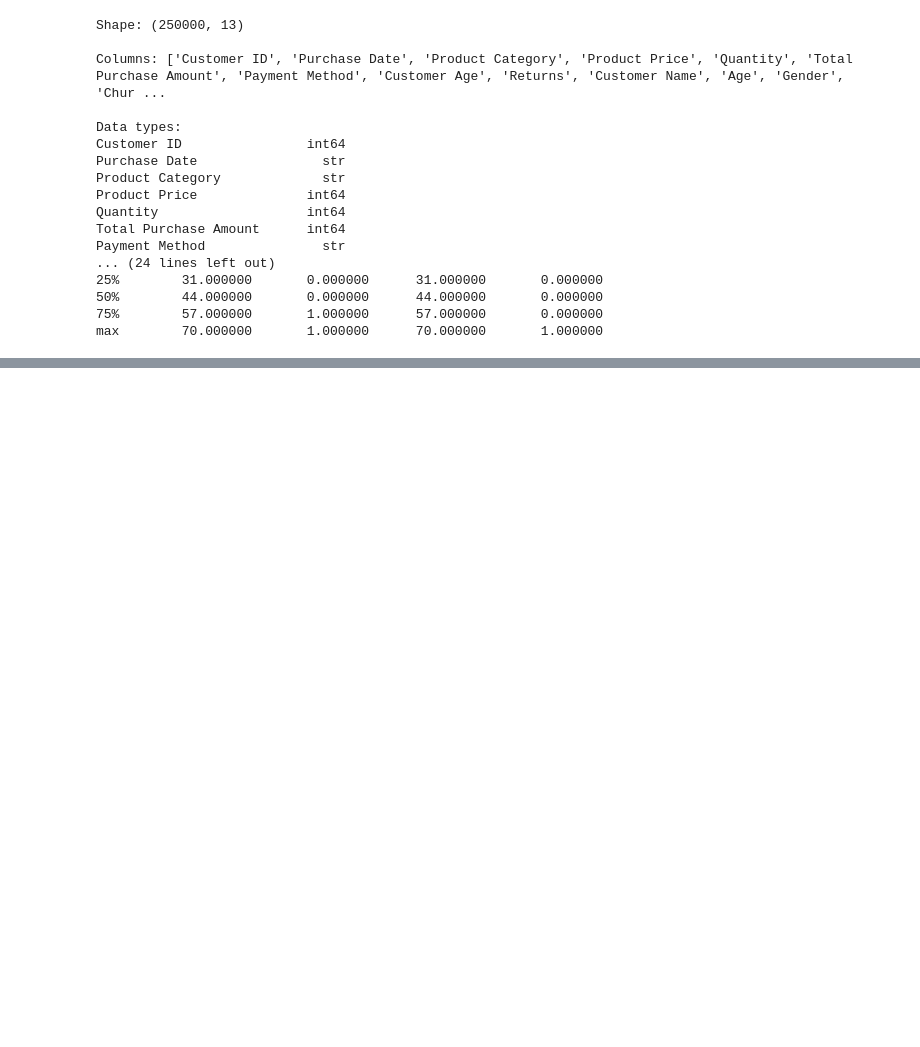
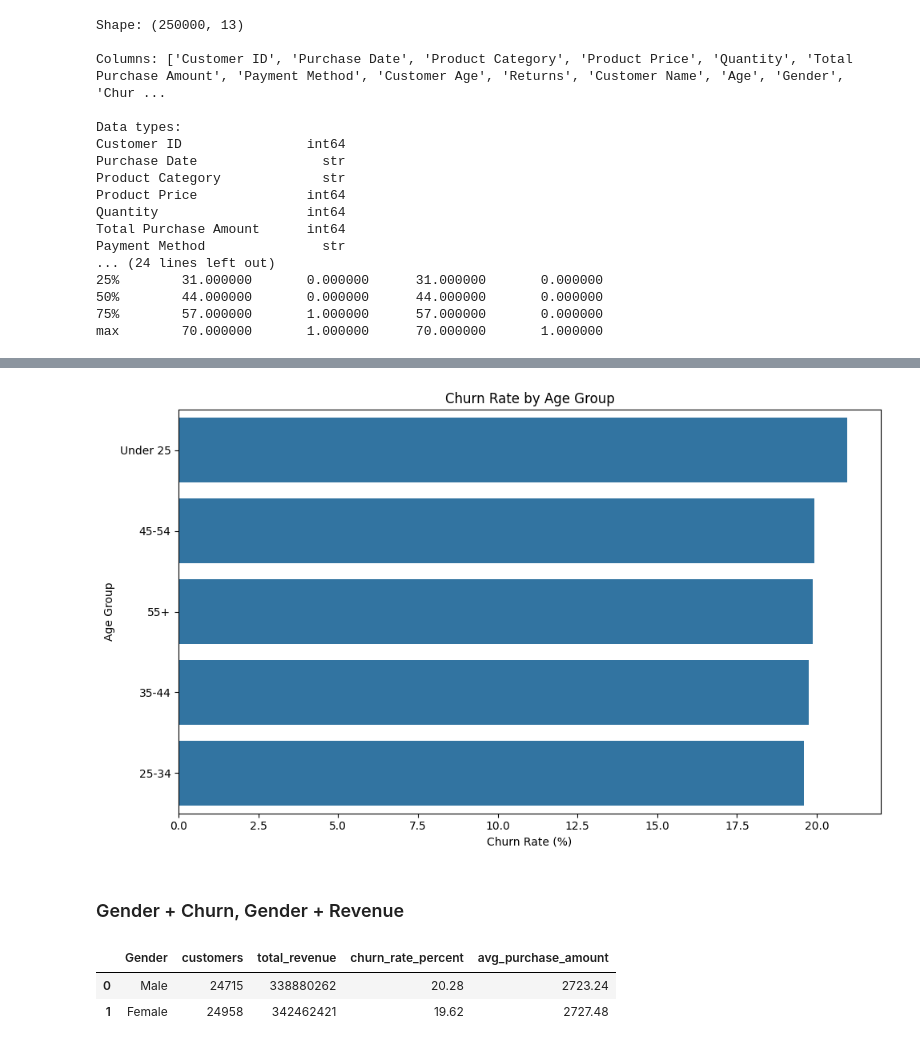
Before and after one commit to kptransfer2024-cmd/ecommerce_pj, a Jupyter notebook: churn.ipynb, the cells around one changed output, grey strips where cells are left out. Drawn from its saved outputs; the diff is of its cells as text; code cells hidden in the pictures; blank space fills up the shorter version.

```diff
--- a/churn.ipynb
+++ b/churn.ipynb
@@ -80,0 +272,38 @@ pd.read_sql_query(query, conn)
+# %%
+plt.figure(figsize=(10, 6))
+
+sns.barplot(
+    data=age_group_summary,
+    x="churn_rate_percent",
+    y="age_group"
+)
+
+plt.title("Churn Rate by Age Group")
+plt.xlabel("Churn Rate (%)")
+plt.ylabel("Age Group")
+plt.tight_layout()
+plt.show()
+# %% [output]
+[figure, added]
+# %% [markdown]
+### Gender + Churn, Gender + Revenue
+# %%
+gender_summary = (
+    ecommerce_df
+    .groupby("Gender")
+    .agg(
+        customers=("Customer ID", "nunique"),
+        total_revenue=("Total Purchase Amount", "sum"),
+        churn_rate_percent=("Churn", lambda x: round(x.mean() * 100, 2)),
+        avg_purchase_amount=("Total Purchase Amount", lambda x: round(x.mean(), 2))
+    )
+    .reset_index()
+    .sort_values("churn_rate_percent", ascending=False)
+    .reset_index(drop=True)
+)
+
+gender_summary
+# %% [output]
+|  | Gender | customers | total_revenue | churn_rate_percent | avg_purchase_amount |
+| 0 | Male | 24715 | 338880262 | 20.28 | 2723.24 |
+| 1 | Female | 24958 | 342462421 | 19.62 | 2727.48 |
```
Also changed, not shown: parts of 25 cells of this notebook.
